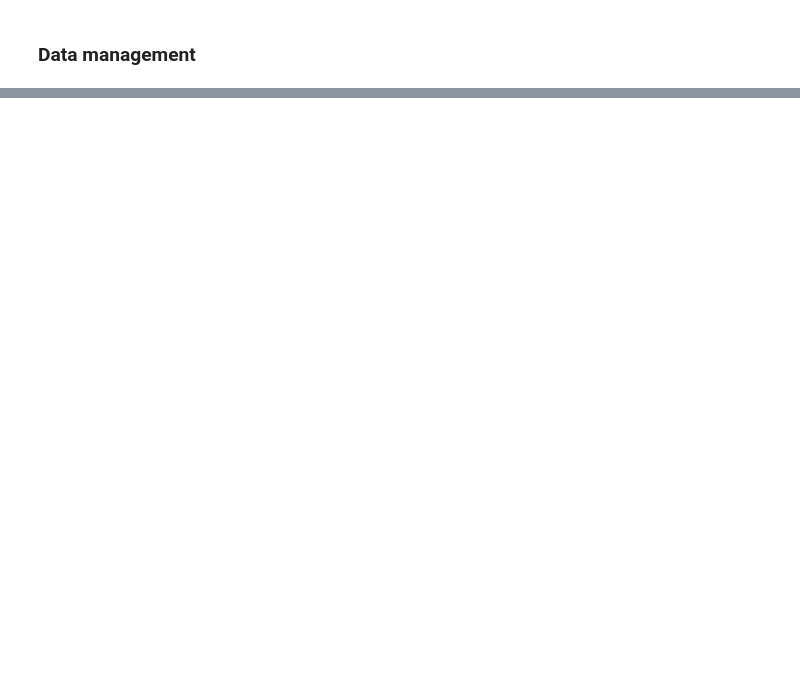
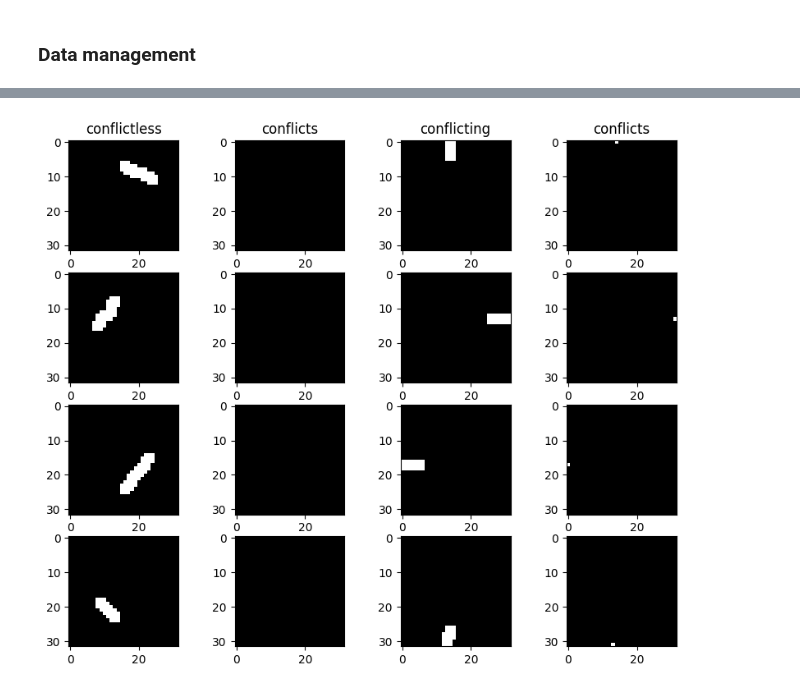
Before and after one commit to CRoadA/CRoadA, a Jupyter notebook: main.ipynb, the cells around one changed output, grey strips where cells are left out. Cells and saved outputs as stored; diff of their text form; code cells hidden in the pictures; blank space fills up the shorter version.

```diff
--- a/main.ipynb
+++ b/main.ipynb
@@ -80,0 +211,4 @@ GridFileMetadata(version=1, rows_number=2000, columns_number=2000, upper_left_lo
+# %%
+show_streets(height, width, conflictless_streets, conflicting_streets)
+# %% [output]
+[figure, added]
```
Also changed, not shown: parts of 13 cells of this notebook, 8 other files.
